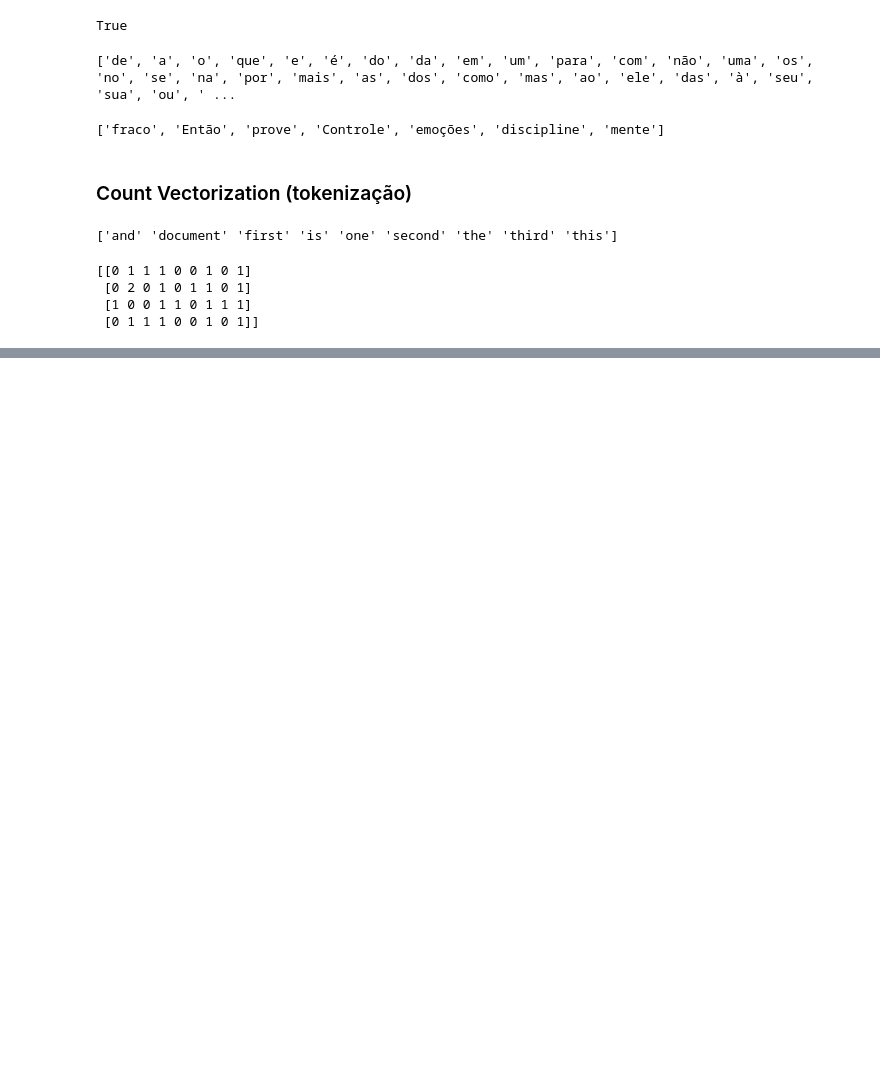
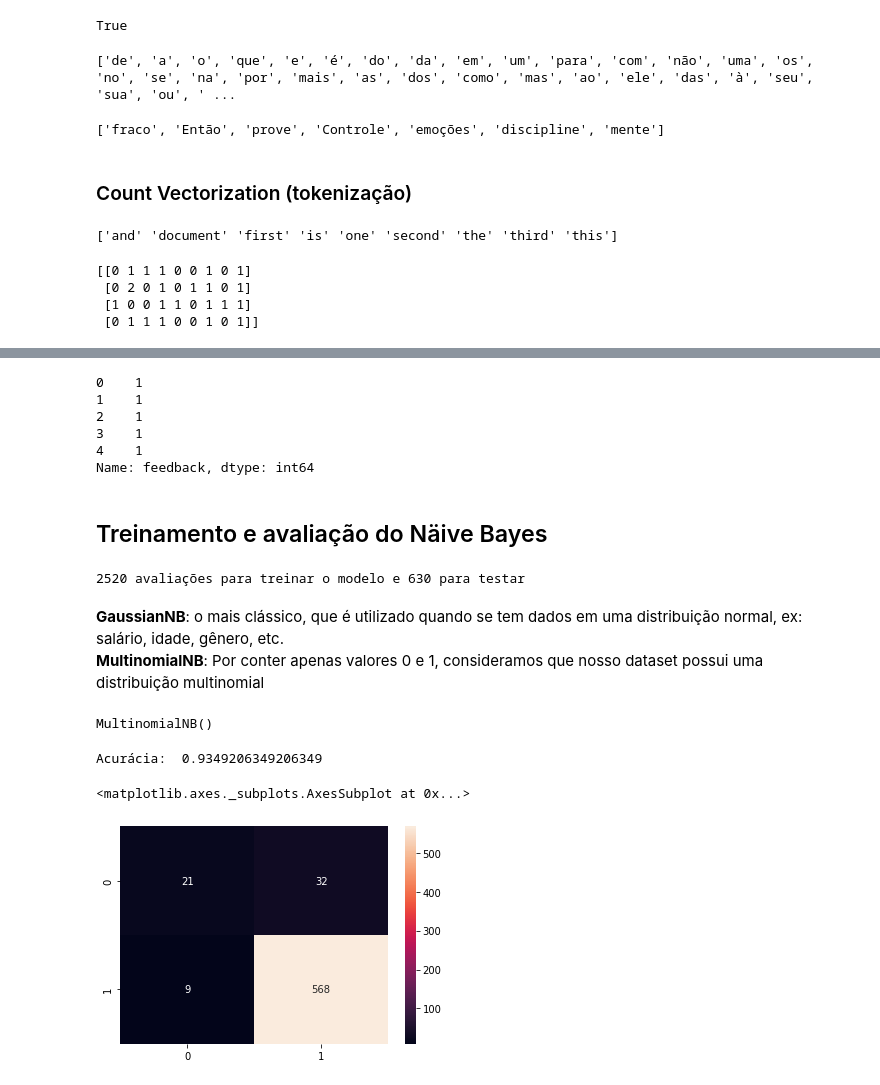
Before and after one commit to Vinicius-Luiz/ciencia_dados_para_empresas, a Jupyter notebook: DEPT RELACOES PUBLICAS/Depto_Relacoes_Publicas.ipynb, the cells around one changed output, grey strips where cells are left out. Drawn from its saved outputs; the diff is of its cells as text; code cells hidden in the pictures; blank space fills up the shorter version.

```diff
--- a/DEPT RELACOES PUBLICAS/Depto_Relacoes_Publicas.ipynb
+++ b/DEPT RELACOES PUBLICAS/Depto_Relacoes_Publicas.ipynb
@@ -319,0 +405,4 @@ print(X.toarray())
+# %%
+# Separando atributos previsores e atributo de classe
+X = reviews_df.drop(['feedback'], axis = 1)
+y = reviews_df['feedback']
@@ -319,0 +419,39 @@ print(X.toarray())
+# %%
+y.head()
+# %% [output]
+0    1
+1    1
+2    1
+3    1
+4    1
+Name: feedback, dtype: int64
+# %% [markdown]
+## Treinamento e avaliação do Näive Bayes
+# %%
+from sklearn.model_selection import train_test_split
+X_train, X_test, y_train, y_test = train_test_split(X, y, test_size = 0.20)
+print(f'{X_train.shape[0]} avaliações para treinar o modelo e {X_test.shape[0]} para testar')
+# %% [output]
+2520 avaliações para treinar o modelo e 630 para testar
+# %% [markdown]
+**GaussianNB**: o mais clássico, que é utilizado quando se tem dados em uma distribuição normal, ex: salário, idade, gênero, etc.
+**MultinomialNB**: Por conter apenas valores 0 e 1, consideramos que nosso dataset possui uma distribuição multinomial
+# %%
+from sklearn.naive_bayes import MultinomialNB
+naive_bayes = MultinomialNB()
+naive_bayes.fit(X_train, y_train)
+# %% [output]
+MultinomialNB()
+# %%
+from sklearn.metrics import classification_report, confusion_matrix, accuracy_score
+y_pred = naive_bayes.predict(X_test)
+# %%
+print('Acurácia: ',accuracy_score(y_test, y_pred))
+# %% [output]
+Acurácia:  0.9349206349206349
+# %%
+cm = confusion_matrix(y_test, y_pred)
+sns.heatmap(cm, annot = True, fmt='g')
+# %% [output]
+<matplotlib.axes._subplots.AxesSubplot at 0x...>
+[figure, added]
```
Also changed, not shown: parts of 36 cells of this notebook.
